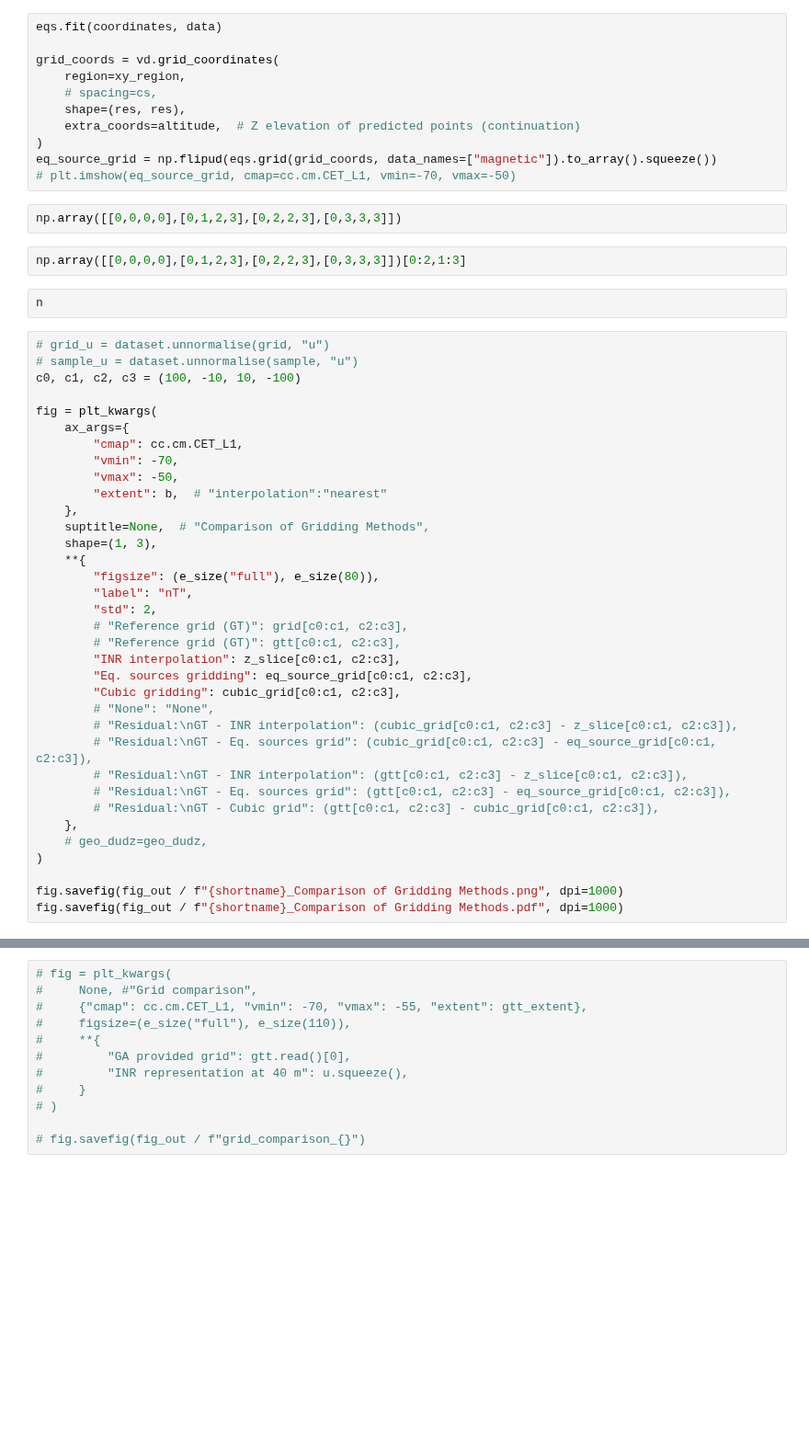
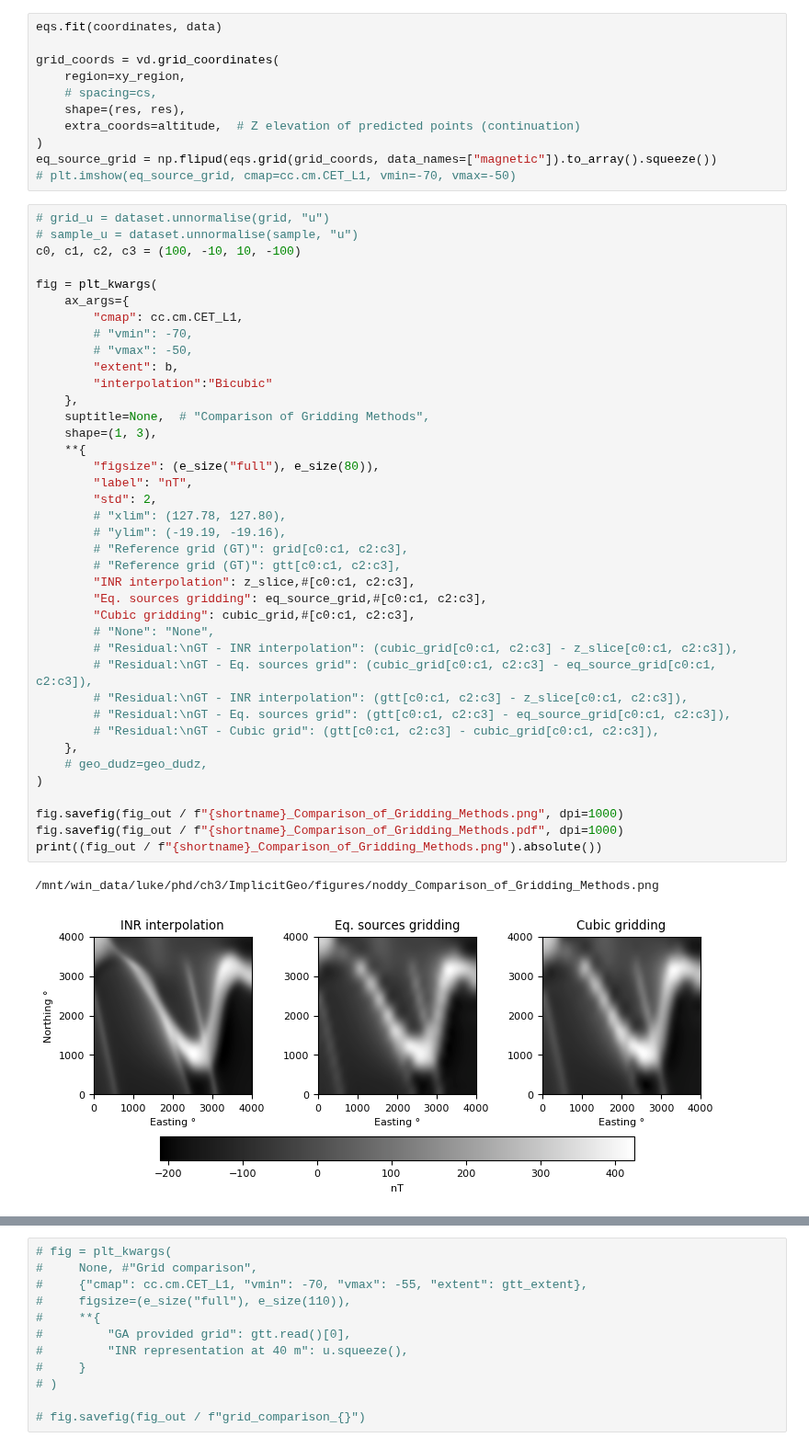
Before and after one commit to LSgeo/ImplicitGeo, a Jupyter notebook: GeoINR3D.ipynb, the cells around one changed output, grey strips where cells are left out. Shown at 92% size. Saved outputs shown, nothing was run; the diff lists cells and outputs as text; blank space fills up the shorter version.

```diff
--- a/GeoINR3D.ipynb
+++ b/GeoINR3D.ipynb
@@ -451,44 +472,45 @@ grid_coords = vd.grid_coordinates(
 )
 eq_source_grid = np.flipud(eqs.grid(grid_coords, data_names=["magnetic"]).to_array().squeeze())
 # plt.imshow(eq_source_grid, cmap=cc.cm.CET_L1, vmin=-70, vmax=-50)
-# %%
-np.array([[0,0,0,0],[0,1,2,3],[0,2,2,3],[0,3,3,3]])
-# %%
-np.array([[0,0,0,0],[0,1,2,3],[0,2,2,3],[0,3,3,3]])[0:2,1:3]
-# %%
-n
 # %%
 # grid_u = dataset.unnormalise(grid, "u")
 # sample_u = dataset.unnormalise(sample, "u")
 c0, c1, c2, c3 = (100, -10, 10, -100)
 
 fig = plt_kwargs(
     ax_args={
         "cmap": cc.cm.CET_L1,
-        "vmin": -70,
-        "vmax": -50,
-        "extent": b,  # "interpolation":"nearest"
+        # "vmin": -70,
+        # "vmax": -50,
+        "extent": b,
+        "interpolation":"Bicubic"
     },
     suptitle=None,  # "Comparison of Gridding Methods",
     shape=(1, 3),
     **{
         "figsize": (e_size("full"), e_size(80)),
         "label": "nT",
         "std": 2,
+        # "xlim": (127.78, 127.80),
+        # "ylim": (-19.19, -19.16),
         # "Reference grid (GT)": grid[c0:c1, c2:c3],
         # "Reference grid (GT)": gtt[c0:c1, c2:c3],
-        "INR interpolation": z_slice[c0:c1, c2:c3],
-        "Eq. sources gridding": eq_source_grid[c0:c1, c2:c3],
-        "Cubic gridding": cubic_grid[c0:c1, c2:c3],
+        "INR interpolation": z_slice,#[c0:c1, c2:c3],
+        "Eq. sources gridding": eq_source_grid,#[c0:c1, c2:c3],
+        "Cubic gridding": cubic_grid,#[c0:c1, c2:c3],
         # "None": "None",
         # "Residual:\nGT - INR interpolation": (cubic_grid[c0:c1, c2:c3] - z_slice[c0:c1, c2:c3]),
         # "Residual:\nGT - Eq. sources grid": (cubic_grid[c0:c1, c2:c3] - eq_source_grid[c0:c1, c2:c3]),
         # "Residual:\nGT - INR interpolation": (gtt[c0:c1, c2:c3] - z_slice[c0:c1, c2:c3]),
         # "Residual:\nGT - Eq. sources grid": (gtt[c0:c1, c2:c3] - eq_source_grid[c0:c1, c2:c3]),
         # "Residual:\nGT - Cubic grid": (gtt[c0:c1, c2:c3] - cubic_grid[c0:c1, c2:c3]),
     },
     # geo_dudz=geo_dudz,
 )
 
-fig.savefig(fig_out / f"{shortname}_Comparison of Gridding Methods.png", dpi=1000)
-fig.savefig(fig_out / f"{shortname}_Comparison of Gridding Methods.pdf", dpi=1000)
+fig.savefig(fig_out / f"{shortname}_Comparison_of_Gridding_Methods.png", dpi=1000)
+fig.savefig(fig_out / f"{shortname}_Comparison_of_Gridding_Methods.pdf", dpi=1000)
+print((fig_out / f"{shortname}_Comparison_of_Gridding_Methods.png").absolute())
+# %% [output]
+/mnt/win_data/luke/phd/ch3/ImplicitGeo/figures/noddy_Comparison_of_Gridding_Methods.png
+[figure, added]
```
Also changed, not shown: parts of 12 cells of this notebook.
